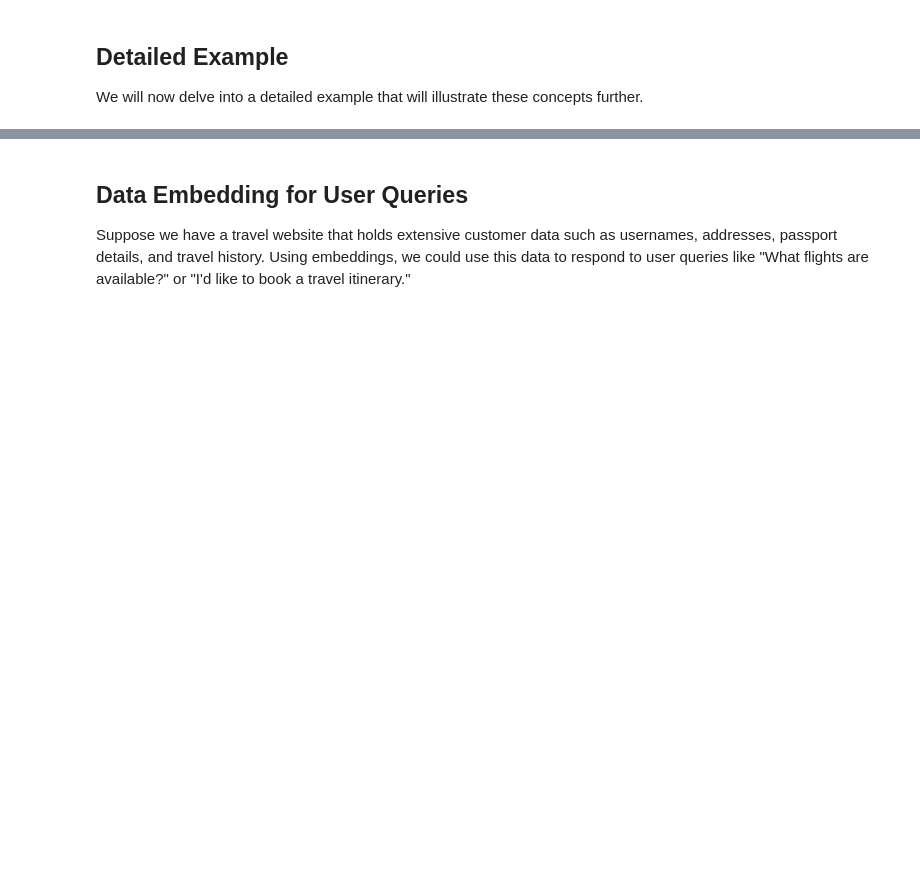
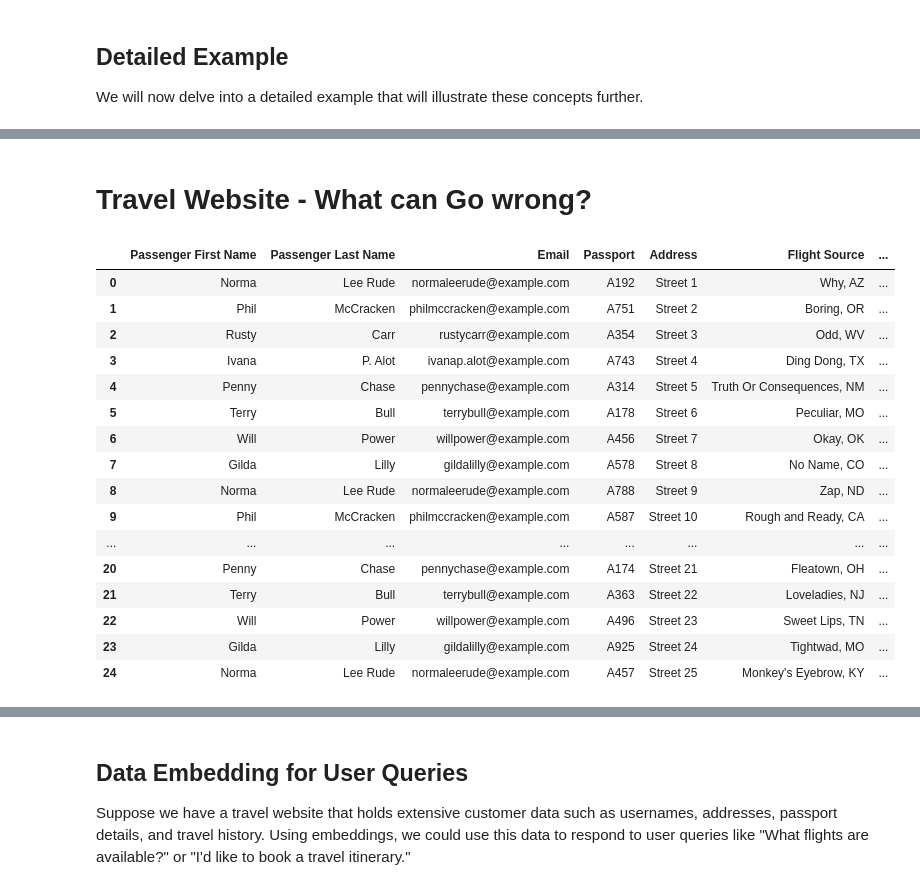
Before and after one commit to kerberosmansour/InfoSecOpenAIExamples, a Jupyter notebook: Presentation/InfoSecTalkGenAI.ipynb, the cells around one changed output, grey strips where cells are left out. Drawn from its saved outputs; the diff is of its cells as text; code cells hidden in the pictures; blank space fills up the shorter version.

```diff
--- a/Presentation/InfoSecTalkGenAI.ipynb
+++ b/Presentation/InfoSecTalkGenAI.ipynb
@@ -71,0 +359,46 @@ ModuleNotFoundError: No module named 'gensim'
+# %% [markdown]
+# Travel Website - What can Go wrong?
+# %%
+import pandas as pd
+import random
+
+# Generate unique passport numbers
+passport_numbers = ["A" + str(random.randint(100, 999)) for _ in range(25)]
+# Ensure the passport numbers are unique
+while len(set(passport_numbers)) != len(passport_numbers):
+    passport_numbers = ["A" + str(random.randint(100, 999)) for _ in range(25)]
+
+# Manually created flight data
+data = {
+    "Passenger First Name": ["Norma", "Phil", "Rusty", "Ivana", "Penny", "Terry", "Will", "Gilda", "Norma", "Phil", "Rusty", "Ivana", "Penny", "Terry", "Will", "Gilda", "Norma", "Phil", "Rusty", "Ivana", "Penny", "Terry", "Will", "Gilda", "Norma"],
+    "Passenger Last Name": ["Lee Rude", "McCracken", "Carr", "P. Alot", "Chase", "Bull", "Power", "Lilly", "Lee Rude", "McCracken", "Carr", "P. Alot", "Chase", "Bull", "Power", "Lilly", "Lee Rude", "McCracken", "Carr", "P. Alot", "Chase", "Bull", "Power", "Lilly", "Lee Rude"],
+    "Email": [f"{name.replace(' ', '')}@example.com".lower() for name in ["Norma Lee Rude", "Phil McCracken", "Rusty Carr", "Ivana P. Alot", "Penny Chase", "Terry Bull", "Will Power", "Gilda Lilly", "Norma Lee Rude", "Phil McCracken", "Rusty Carr", "Ivana P. Alot", "Penny Chase", "Terry Bull", "Will Power", "Gilda Lilly", "Norma Lee Rude", "Phil McCracken", "Rusty Carr", "Ivana P. Alot", "Penny Chase", "Terry Bull", "Will Power", "Gilda Lilly", "Norma Lee Rude"]],
+    "Passport": passport_numbers,
+    "Address": ["Street " + str(i) for i in range(1, 26)],
+    "Flight Source": ["Why, AZ", "Boring, OR", "Odd, WV", "Ding Dong, TX", "Truth Or Consequences, NM", "Peculiar, MO", "Okay, OK", "No Name, CO", "Zap, ND", "Rough and Ready, CA", "Chicken, AK", "Santa Claus, IN", "Embarrass, MN", "Dull, OH", "Hell, MI", "Frankenstein, MO", "Two Egg, FL", "Hot Coffee, MS", "Knockemstiff, OH", "Climax, MI", "Fleatown, OH", "Loveladies, NJ", "Sweet Lips, TN", "Tightwad, MO", "Monkey's Eyebrow, KY"],
+    "Flight Destination": ["Funky, FL", "Kickapoo, IL", "Possum Trot, KY", "Toast, NC", "Whynot, NC", "Sweet Lips, TN", "Tightwad, MO", "Monkey's Eyebrow, KY", "Looneyville, TX", "Toad Suck, AR", "Tickle Hill, FL", "Sopchoppy, FL", "Rough and Ready, CA", "Chicken, AK", "Santa Claus, IN", "Embarrass, MN", "Dull, OH", "Hell, MI", "Frankenstein, MO", "Two Egg, FL", "Hot Coffee, MS", "Knockemstiff, OH", "Climax, MI", "Fleatown, OH", "Loveladies, NJ"],
+    "Departure Time": ["10:00", "12:00", "14:00", "16:00", "18:00", "20:00", "10:00", "12:00", "14:00", "16:00", "18:00", "20:00", "10:00", "12:00", "14:00", "16:00", "18:00", "20:00", "10:00", "12:00", "14:00", "16:00", "18:00", "20:00", "10:00"],
+    "Departure Date": pd.date_range(start='1/1/2023', periods=25).strftime('%Y-%m-%d').tolist()
+}
+
+# Create DataFrame
+records_df = pd.DataFrame(data)
+records_df
+# %% [output]
+|  | Passenger First Name | Passenger Last Name | Email | Passport | Address | Flight Source | ... |
+| 0 | Norma | Lee Rude | normaleerude@example.com | A192 | Street 1 | Why, AZ | ... |
+| 1 | Phil | McCracken | philmccracken@example.com | A751 | Street 2 | Boring, OR | ... |
+| 2 | Rusty | Carr | rustycarr@example.com | A354 | Street 3 | Odd, WV | ... |
+| 3 | Ivana | P. Alot | ivanap.alot@example.com | A743 | Street 4 | Ding Dong, TX | ... |
+| 4 | Penny | Chase | pennychase@example.com | A314 | Street 5 | Truth Or Consequences, NM | ... |
+| 5 | Terry | Bull | terrybull@example.com | A178 | Street 6 | Peculiar, MO | ... |
+| 6 | Will | Power | willpower@example.com | A456 | Street 7 | Okay, OK | ... |
+| 7 | Gilda | Lilly | gildalilly@example.com | A578 | Street 8 | No Name, CO | ... |
+| 8 | Norma | Lee Rude | normaleerude@example.com | A788 | Street 9 | Zap, ND | ... |
+| 9 | Phil | McCracken | philmccracken@example.com | A587 | Street 10 | Rough and Ready, CA | ... |
+| ... | ... | ... | ... | ... | ... | ... | ... |
+| 20 | Penny | Chase | pennychase@example.com | A174 | Street 21 | Fleatown, OH | ... |
+| 21 | Terry | Bull | terrybull@example.com | A363 | Street 22 | Loveladies, NJ | ... |
+| 22 | Will | Power | willpower@example.com | A496 | Street 23 | Sweet Lips, TN | ... |
+| 23 | Gilda | Lilly | gildalilly@example.com | A925 | Street 24 | Tightwad, MO | ... |
+| 24 | Norma | Lee Rude | normaleerude@example.com | A457 | Street 25 | Monkey's Eyebrow, KY | ... |
```
Also changed, not shown: parts of 23 cells of this notebook, 5 other files.
